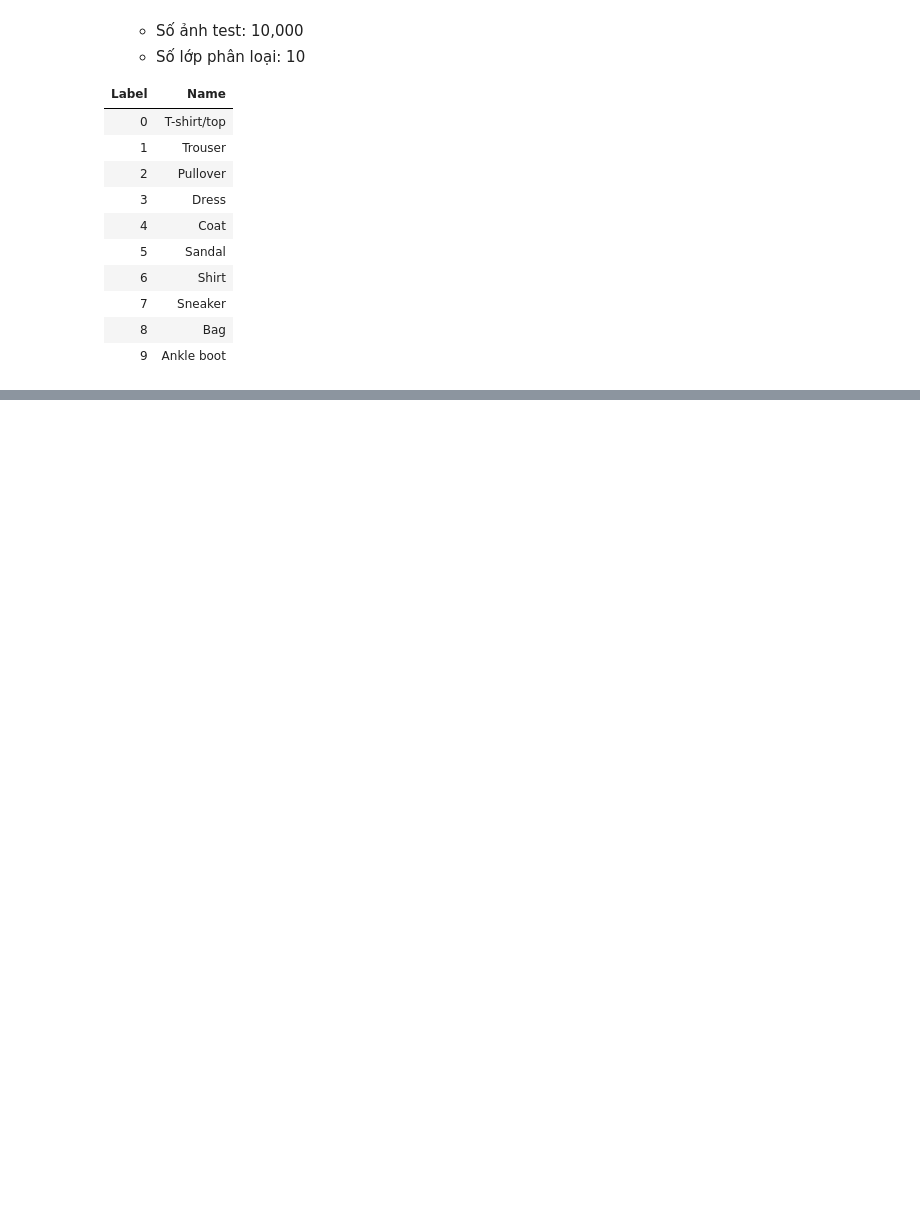
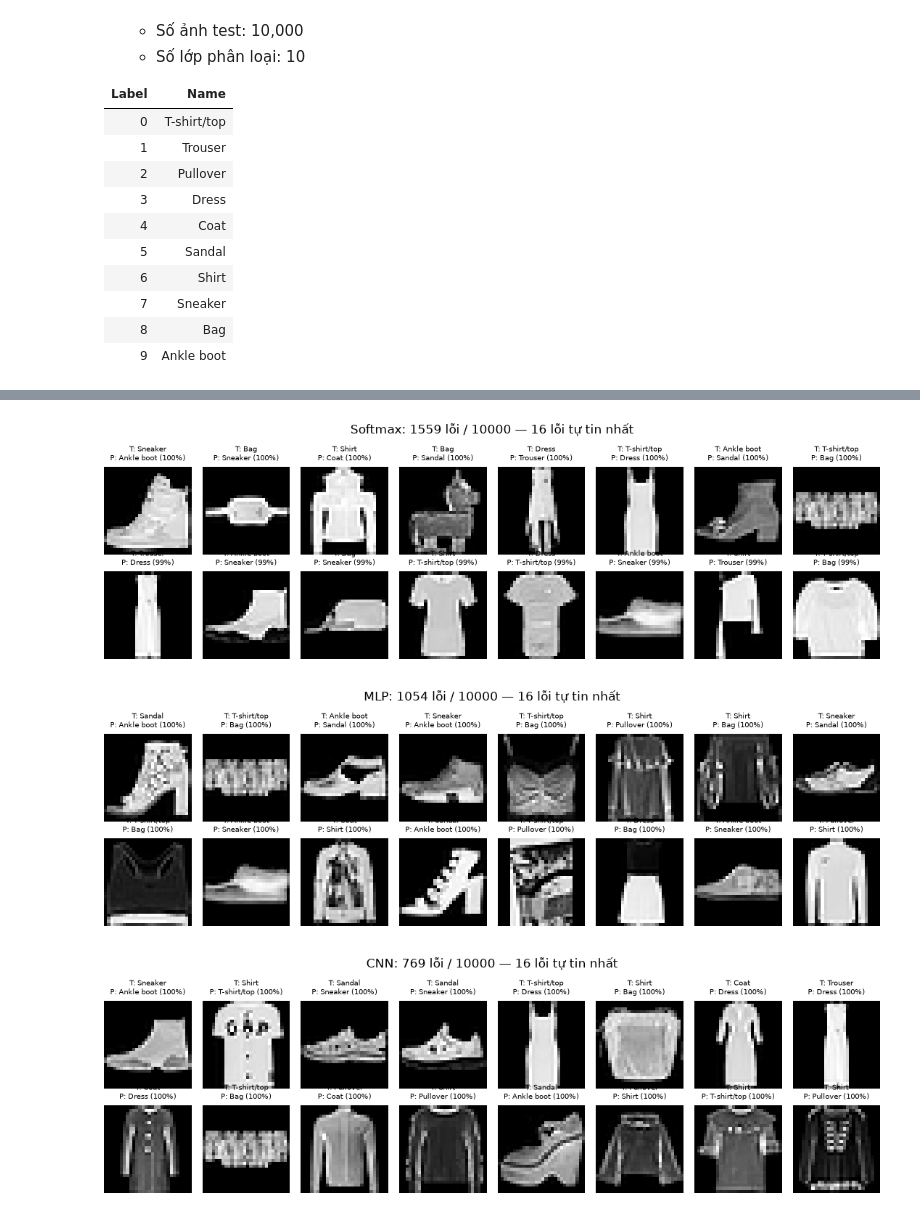
Before and after one commit to tieutrikiet/co5085_tieutrikiet_dl_cv, a Jupyter notebook: E1/notebook.ipynb, the cells around one changed output, grey strips where cells are left out. Drawn from its saved outputs; the diff is of its cells as text; code cells hidden in the pictures; blank space fills up the shorter version.

```diff
--- a/E1/notebook.ipynb
+++ b/E1/notebook.ipynb
@@ -271,0 +661,27 @@ class SoftmaxClassifier(nn.Module):
+# %%
+# Mẫu sai
+
+def plot_misclassified(y_true, y_pred, probs, title, n=16, cols=8):
+    wrong = np.flatnonzero(y_pred != y_true)
+    conf = probs[wrong, y_pred[wrong]]
+    wrong = wrong[np.argsort(-conf)][:n]                # các lỗi mà model tự tin nhất
+    rows = int(np.ceil(len(wrong) / cols))
+    fig, axes = plt.subplots(rows, cols, figsize=(cols * 1.25, rows * 1.6), squeeze=False)
+    for ax in axes.flat:
+        ax.axis("off")
+    for ax, i in zip(axes.flat, wrong):
+        ax.imshow(X_test[i], cmap="gray", vmin=0, vmax=255)
+        ax.set_title(f"T: {CLASS_NAMES[y_true[i]]}\nP: {CLASS_NAMES[y_pred[i]]} ({probs[i, y_pred[i]]:.0%})",
+                     fontsize=6.5)
+    fig.suptitle(f"{title}: {np.sum(y_pred != y_true)} lỗi / {len(y_true)} — {len(wrong)} lỗi tự tin nhất")
+    fig.tight_layout()
+    return fig
+
+for name, (y_true, y_pred, probs) in outputs.items():
+    fig = plot_misclassified(y_true, y_pred, probs, name)
+    save_fig(fig, f"E1_misclassified_{name.lower()}")
+    plt.show()
+# %% [output]
+[figure, added]
+[figure, added]
+[figure, added]
```
Also changed, not shown: parts of 22 cells of this notebook, 7 other files.
